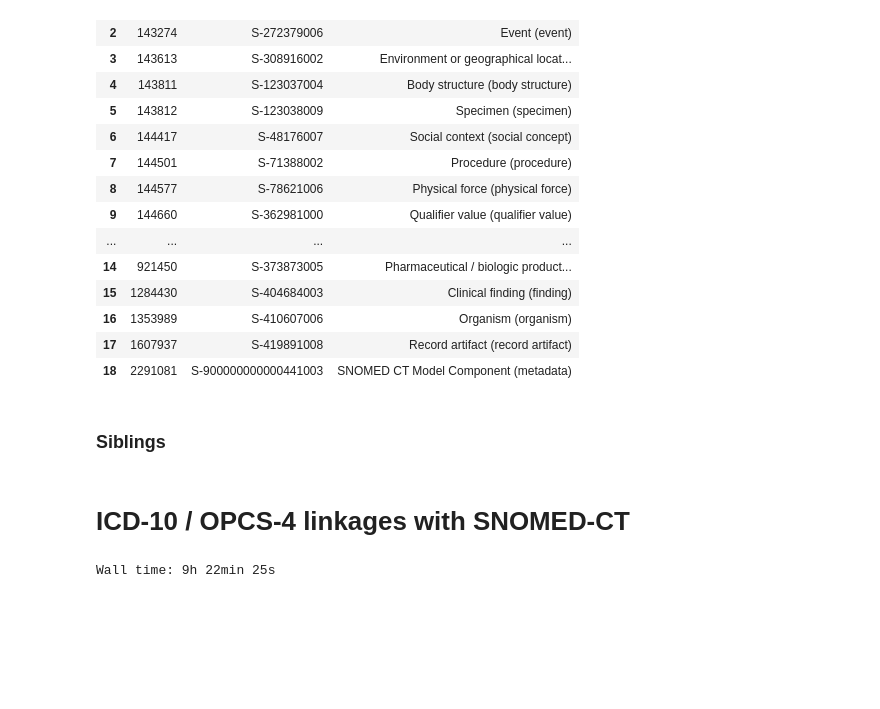
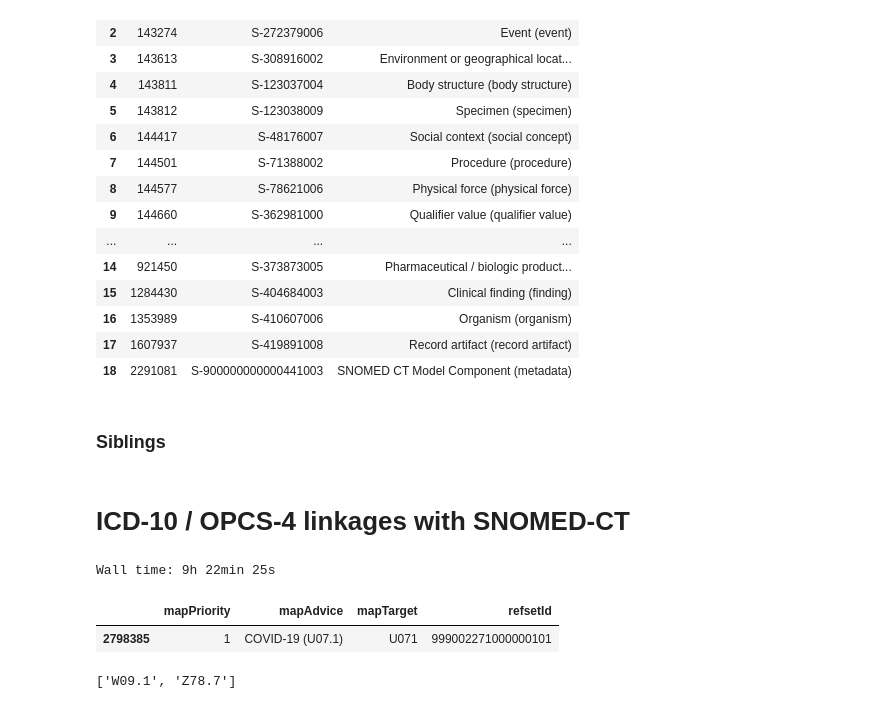
Before and after one commit to tomolopolis/SNOMED-CT_Analysis, a Jupyter notebook: Exploring a SNOMED-CT Release.ipynb, the cells around one changed output. Drawn from its saved outputs; the diff is of its cells as text; code cells hidden in the pictures; blank space fills up the shorter version.

```diff
--- a/Exploring a SNOMED-CT Release.ipynb
+++ b/Exploring a SNOMED-CT Release.ipynb
@@ -884,3 +884,12 @@ opcs_mapping_condensed = condense_mapping(opcs_mappings)
 # %%
 pickle.dump(icd10_mapping_condensed, open('icd10_mapping_condensed.pickle', 'wb'))
 pickle.dump(opcs_mapping_condensed, open('opcs_mapping_condensed.pickle', 'wb'))
+# %%
+cui2mappings['S-1240751000000100']
+# %% [output]
+|  | mapPriority | mapAdvice | mapTarget | refsetId |
+| 2798385 | 1 | COVID-19 (U07.1) | U071 | 999002271000000101 |
+# %%
+opcs_mapping_condensed['S-104001']
+# %% [output]
+['W09.1', 'Z78.7']
```
Also changed, not shown: parts of 6 cells of this notebook.
